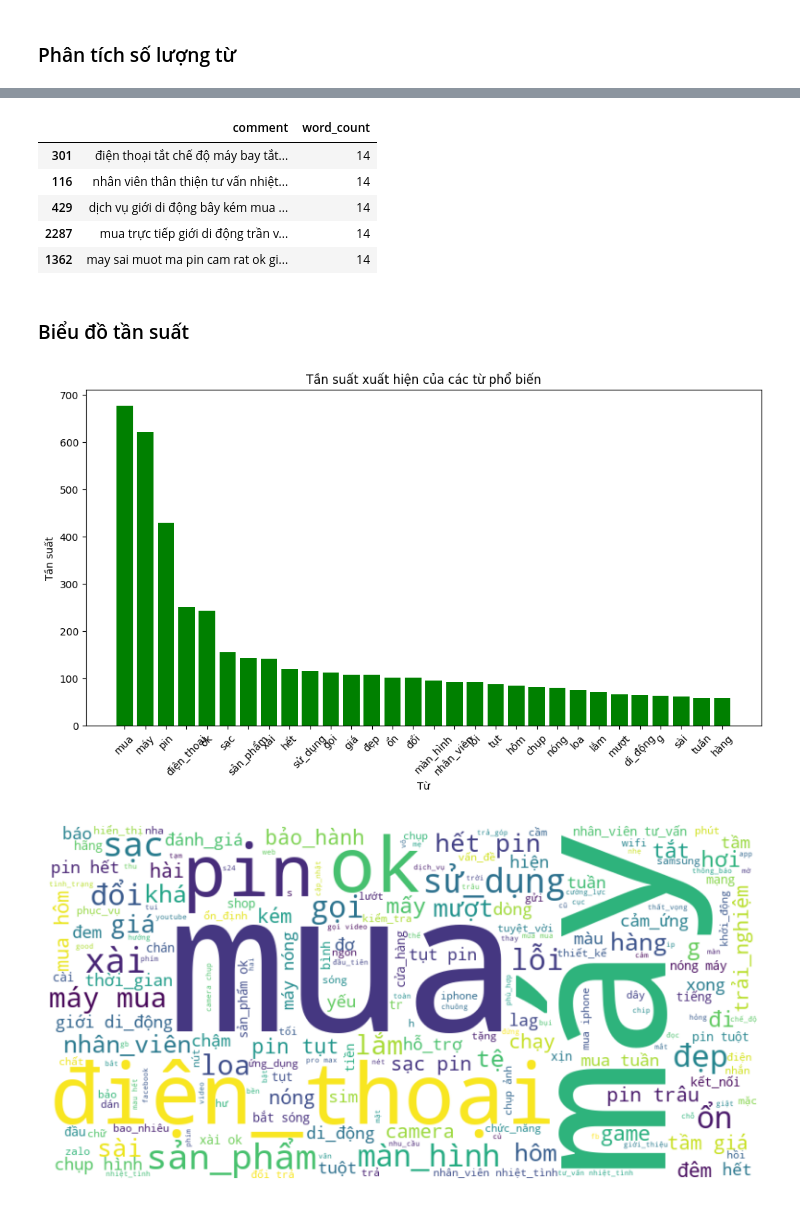
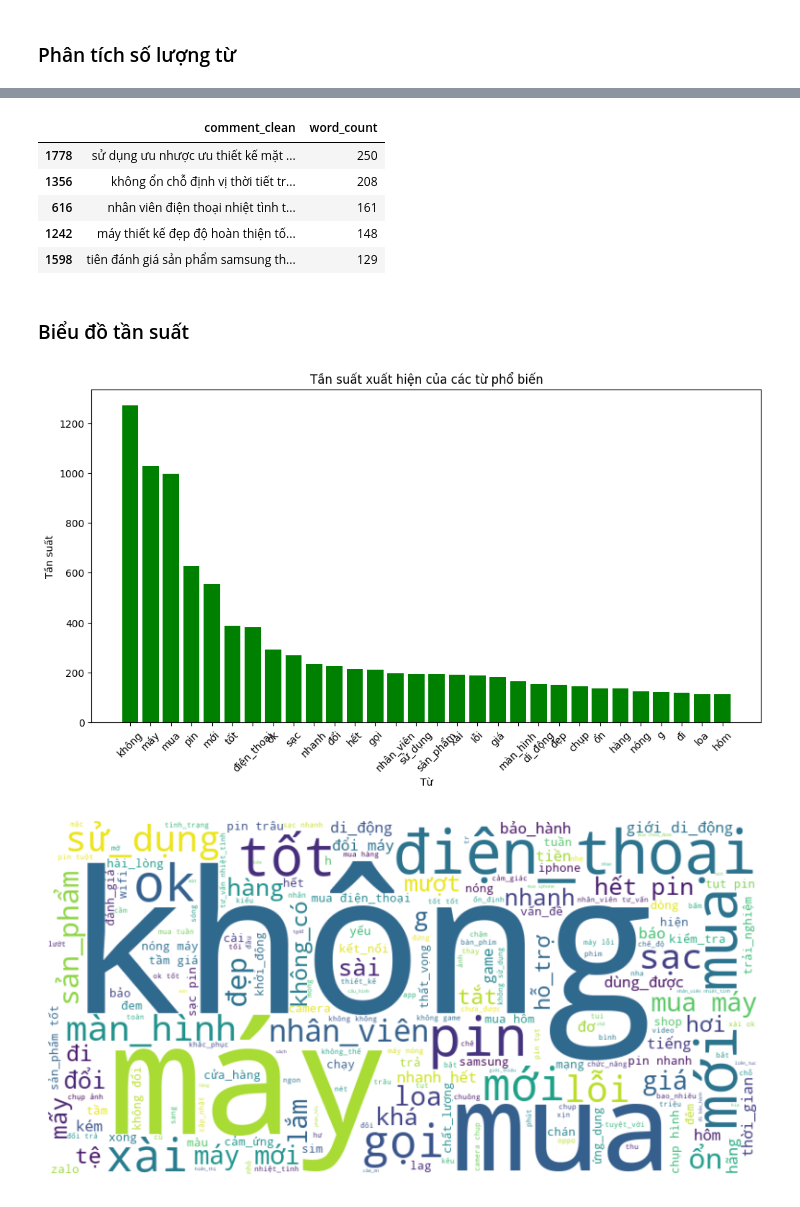
Before and after one commit to DinhManhAVG/Comment-Sentiment-Analysis, a Jupyter notebook: pre-processing/processing.ipynb, the cells around one changed output, grey strips where cells are left out. Drawn from its saved outputs; the diff is of its cells as text; code cells hidden in the pictures.

```diff
--- a/pre-processing/processing.ipynb
+++ b/pre-processing/processing.ipynb
@@ -116,0 +158,3 @@ Processing row 2313
+# %%
+df = pd.read_csv("../data/phone_ratings_cleaned_new.csv")
+df= df[df["comment"].str.len() >1]
@@ -127,0 +289,2 @@ df.head()
+# %%
+df = df[df["comment_clean"].str.len() > 1]
@@ -132,44 +312,50 @@ df.shape
 # %%
-df["word_count"] = df["comment"].astype(str).apply(lambda x: len(x.split()))
+df["word_count"] = df["comment_clean"].astype(str).apply(lambda x: len(x.split()))
 # %%
-df[["comment", "word_count"]].sort_values(by="word_count", ascending=False).head()
+df[["comment_clean", "word_count"]].sort_values(
+    by="word_count", ascending=False
+).head()
 # %% [output]
-|  | comment | word_count |
-| 301 | điện thoại tắt chế độ máy bay tắt... | 14 |
-| 116 | nhân viên thân thiện tư vấn nhiệt... | 14 |
-| 429 | dịch vụ giới di động bây kém mua ... | 14 |
-| 2287 | mua trực tiếp giới di động trần v... | 14 |
-| 1362 | may sai muot ma pin cam rat ok gi... | 14 |
+|  | comment_clean | word_count |
+| 1778 | sử dụng ưu nhược ưu thiết kế mặt ... | 250 |
+| 1356 | không ổn chỗ định vị thời tiết tr... | 208 |
+| 616 | nhân viên điện thoại nhiệt tình t... | 161 |
+| 1242 | máy thiết kế đẹp độ hoàn thiện tố... | 148 |
+| 1598 | tiên đánh giá sản phẩm samsung th... | 129 |
 # %% [markdown]
 ### Biểu đồ tần suất
 # %%
-df['tokenized_comment'] = df['comment'].apply(lambda x: word_tokenize(x, format="text"))
+df["comment_clean"] = df["comment_clean"].apply(
+    lambda x: word_tokenize(x, format="text")
+)
 # %%
 # Tạo biểu đồ tần suất từ
-all_words = " ".join(df["tokenized_comment"].astype(str)).split()
+all_words = " ".join(df["comment_clean"].astype(str)).split()
 word_freq = Counter(all_words)
 common_words = word_freq.most_common(30)  # Lấy 20 từ phổ biến nhất
 
 words, counts = zip(*common_words)
 plt.figure(figsize=(12, 6))
-plt.bar(words, counts, color='green')
+plt.bar(words, counts, color="green")
 plt.xticks(rotation=45)
 plt.xlabel("Từ")
 plt.ylabel("Tần suất")
 plt.title("Tần suất xuất hiện của các từ phổ biến")
 plt.show()
 # %% [output]
-[figure, old version]
+[figure, new version]
 # %%
-all_comments = ' '.join(df['tokenized_comment'])
+all_comments = " ".join(df["comment_clean"])
 
 # Generate the word cloud
-wordcloud = WordCloud(width=800, height=400, background_color='white').generate(all_comments)
+wordcloud = WordCloud(width=800, height=400, background_color="white").generate(
+    all_comments
+)
 
 # Display the word cloud
 plt.figure(figsize=(10, 5))
-plt.imshow(wordcloud, interpolation='bilinear')
-plt.axis('off')  # No axes for word cloud
+plt.imshow(wordcloud, interpolation="bilinear")
+plt.axis("off")  # No axes for word cloud
 plt.show()
 # %% [output]
-[figure, old version]
+[figure, new version]
```
Also changed, not shown: parts of 26 cells of this notebook, 14 other files.
